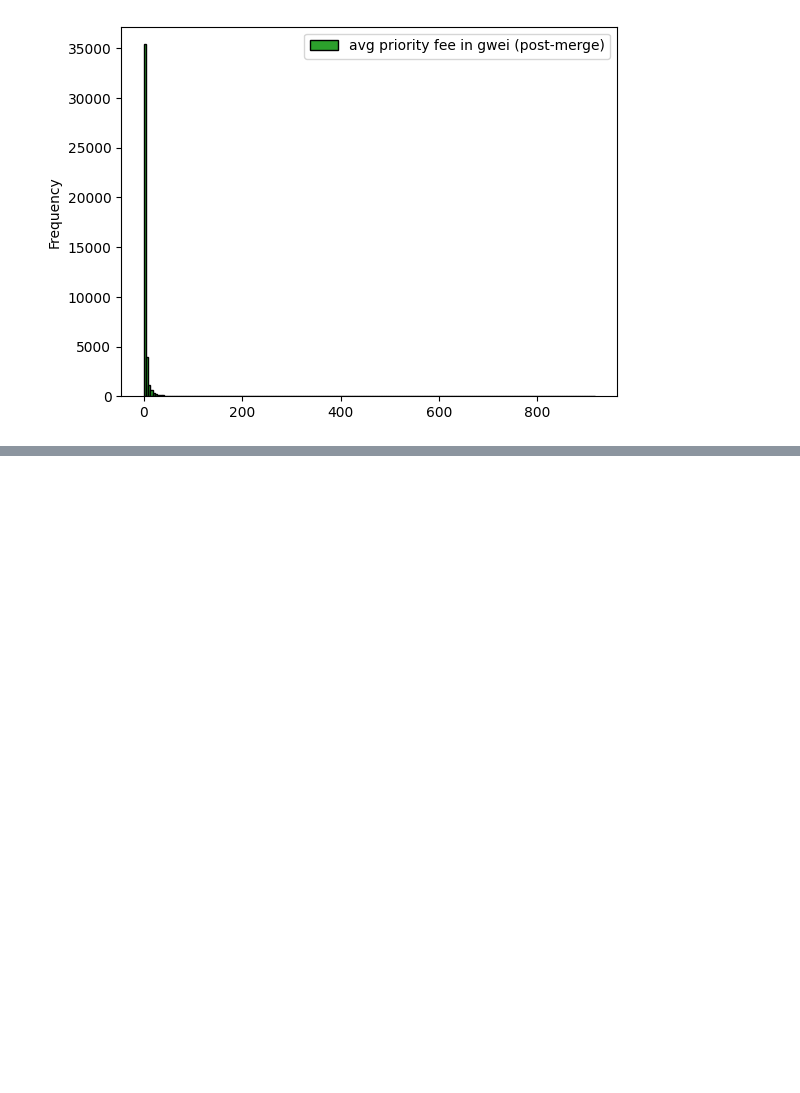
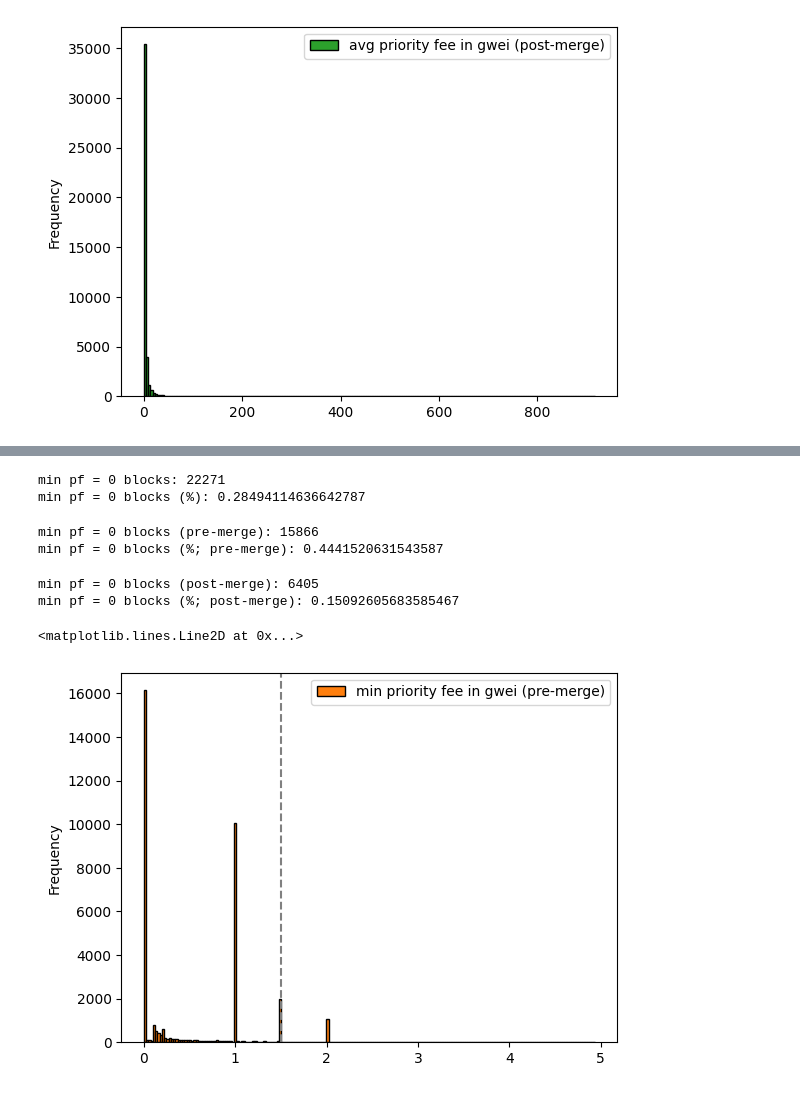
Before and after one commit to fmrmf/merge-challenge, a Jupyter notebook: notebook/transactions.ipynb, the cells around one changed output, grey strips where cells are left out. Cells and saved outputs as stored; diff of their text form; code cells hidden in the pictures; blank space fills up the shorter version.

```diff
--- a/notebook/transactions.ipynb
+++ b/notebook/transactions.ipynb
@@ -682,0 +498,35 @@ qt_group_by_block_mins[(qt_group_by_block_mins["number"] >= merge_block_number)
+# %%
+# there are *WAY MORE* min priority fee == 0 blocks than I'd have guessed.
+#  ... about 28.5% of pre + post-merge blocks have zero min priority fee
+print('min pf = 0 blocks:', qt_group_by_block_mins[(qt_group_by_block_mins["priority_fee_gwei"] == 0)]['priority_fee_gwei'].count())
+print('min pf = 0 blocks (%):', qt_group_by_block_mins[(qt_group_by_block_mins["priority_fee_gwei"] == 0)]['priority_fee_gwei'].count() / qt_group_by_block_mins['priority_fee_gwei'].count())
+# %% [output]
+min pf = 0 blocks: 22271
+min pf = 0 blocks (%): 0.28494114636642787
+# %%
+# min priority fee == 0 blocks
+#  ... pre-merge
+#  ... wow, 44% of pre-merge blocks had min PF == 0. Is that right? Why?
+print('min pf = 0 blocks (pre-merge):', qt_group_by_block_mins[(qt_group_by_block_mins["number"] < merge_block_number) & (qt_group_by_block_mins["priority_fee_gwei"] == 0)]['priority_fee_gwei'].count())
+print('min pf = 0 blocks (%; pre-merge):', qt_group_by_block_mins[(qt_group_by_block_mins["number"] < merge_block_number) & (qt_group_by_block_mins["priority_fee_gwei"] == 0)]['priority_fee_gwei'].count() / qt_group_by_block_mins[(qt_group_by_block_mins["number"] < merge_block_number)]['priority_fee_gwei'].count())
+# %% [output]
+min pf = 0 blocks (pre-merge): 15866
+min pf = 0 blocks (%; pre-merge): 0.4441520631543587
+# %%
+# min priority fee == 0 blocks
+#  ... post-merge
+#  ... only 15% of post-merge blocks had min PF == 0. Significantly reduced.
+print('min pf = 0 blocks (post-merge):', qt_group_by_block_mins[(qt_group_by_block_mins["number"] >= merge_block_number) & (qt_group_by_block_mins["priority_fee_gwei"] == 0)]['priority_fee_gwei'].count())
+print('min pf = 0 blocks (%; post-merge):', qt_group_by_block_mins[(qt_group_by_block_mins["number"] >= merge_block_number) & (qt_group_by_block_mins["priority_fee_gwei"] == 0)]['priority_fee_gwei'].count() / qt_group_by_block_mins[(qt_group_by_block_mins["number"] >= merge_block_number)]['priority_fee_gwei'].count())
+# %% [output]
+min pf = 0 blocks (post-merge): 6405
+min pf = 0 blocks (%; post-merge): 0.15092605683585467
+# %%
+# what's the distribution of min priority fees look like pre v.s. post-merge
+#  ... pre-merge, including 0 PF blocks but with cap for bulk (so easier to view)
+#  ... very clearly have "round" numbers used most of the time for min PF values [0, 1, 1.5, 2] ("Schelling"?)
+ax = qt_group_by_block_mins[(qt_group_by_block_mins["number"] < merge_block_number) & (qt_group_by_block_mins["priority_fee_gwei"] < min_priority_fee_filter_cap)].plot(y='priority_fee_gwei', kind='hist', bins=200, color='C1', edgecolor='k', label='min priority fee in gwei (pre-merge)')
+ax.axvline(1.5, color='grey', linestyle='--')
+# %% [output]
+<matplotlib.lines.Line2D at 0x...>
+[figure, added]
```
Also changed, not shown: parts of 63 cells of this notebook, 3 other files.
